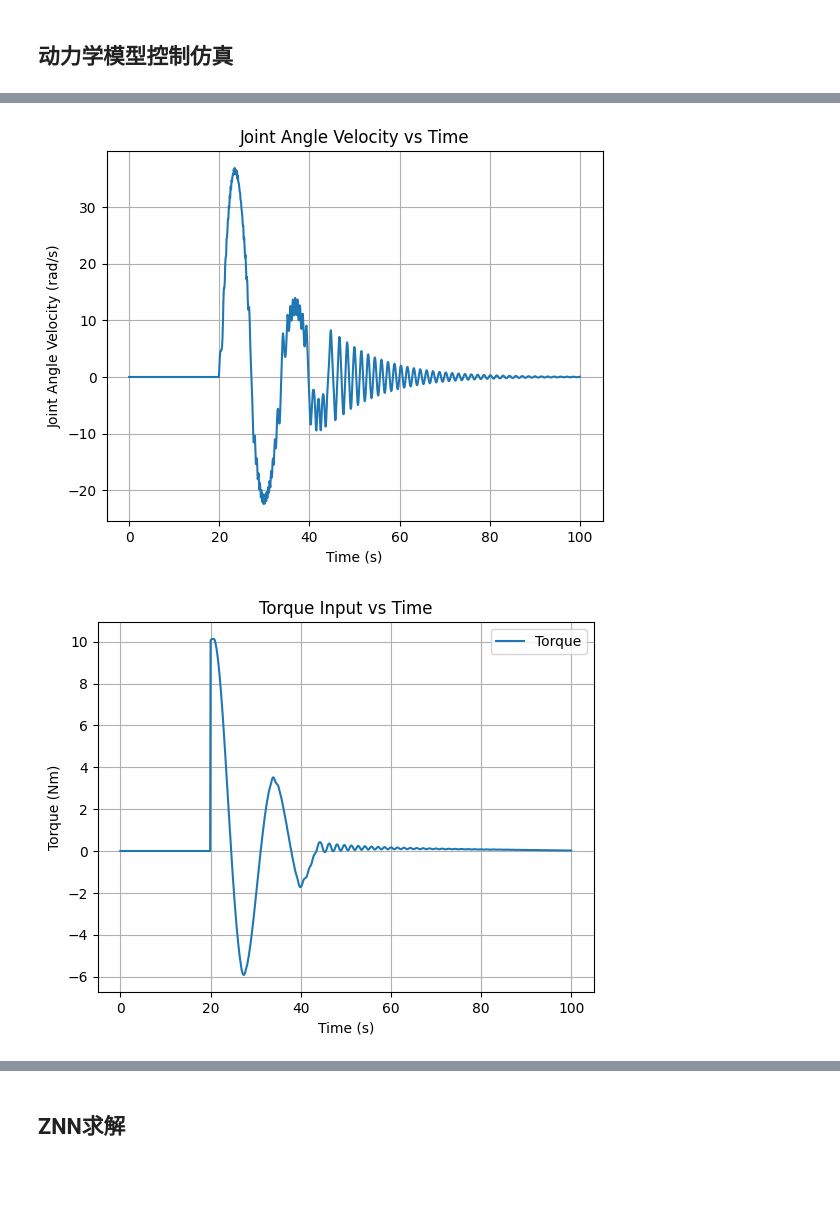
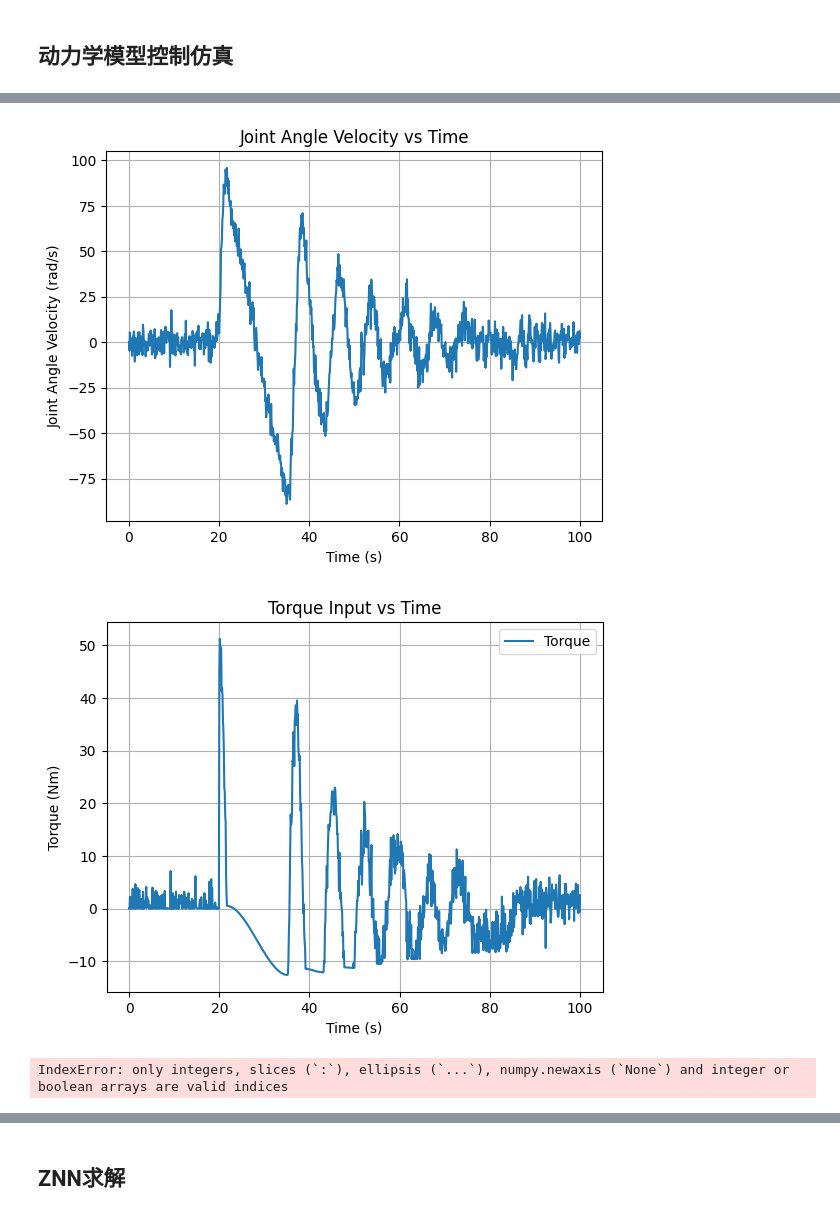
Before and after one commit to Ykiiii/Timing-signal-analysis, a Jupyter notebook: RNN.ipynb, the cells around one changed output, grey strips where cells are left out. Drawn from its saved outputs; the diff is of its cells as text; code cells hidden in the pictures; blank space fills up the shorter version.

```diff
--- a/RNN.ipynb
+++ b/RNN.ipynb
@@ -13,0 +29,8 @@ df.iloc[:,:-1]
+# %%
+# 负荷数据
+import pandas as pd
+filename = 'data\electricity.csv'
+df = pd.read_csv(filename)
+df.dropna(inplace=True)
+df.sort_index(inplace=True)
+print(df)
@@ -23,15 +79,19 @@ df['label'] = df['Close'].shift(-per_days)
 # %%
 # def stock_price_lstm_data_precesing(df,mem_his_days=5,per_days=10):
-# mem_his_days=5
-# per_days=10
+
+mem_his_days=5
+per_days=10
 # df.dropna(inplace=True)
 # df.sort_index(inplace=True)
 
-# df['label'] = df['Close'].shift(-per_days)
+# 股票数据
+df['label'] = df['Close'].shift(-per_days)
+# 负荷数据
+# df['label'] = df['OT'].shift(-per_days)
 
 from sklearn.preprocessing import StandardScaler
 scaler = StandardScaler()
-sca_X = scaler.fit_transform(df.iloc[:,:-1])
+sca_X = scaler.fit_transform(df.iloc[:,1:-1])
 # sca_X = np.array(df.iloc[:,:-1])
 # print(sca_X)
 
@@ -44,8 +104,6 @@ for i in sca_X:
     if len(deq)==mem_his_days:
         X.append(list(deq))
 
-
-
 X_lately = X[-per_days:]
 X = X[:-per_days]
 y = df['label'].values[mem_his_days-1:-per_days]
@@ -76,3 +132,6 @@ X[0]
+# %%
+from sklearn.model_selection import train_test_split
+X_train,X_test,y_train,y_test = train_test_split(X,y,test_size=0.1)
 # %% [markdown]
 # LSTM
 # %% [markdown]
@@ -561,7 +962,7 @@ class PIDController:
         error = reference_signal - model_response
         self.integral += error
         derivative = error - self.prev_error
-        control_signal = self.Kp * error + self.Ki * self.integral + self.Kd * derivative
+        control_signal = self.Kp * activation_function(error) + self.Ki * self.integral + self.Kd * derivative
         self.prev_error = error
         return control_signal
 
@@ -605,7 +1006,8 @@ class PlantModel:
             # 求解微分方程
             solver.set_f_params(torque)
             solver.integrate(t_next)
-            angles.append(solver.y)
+            y = solver.y + 5*np.random.randn()
+            angles.append(y)
 
         return np.array(angles), np.array(torque_values)
 
@@ -615,7 +1017,7 @@ initial_angular_velocity = 0.0
 plant = PlantModel(initial_angle, initial_angular_velocity)
 
 # 控制器初始化
-pid_controller = PIDController(Kp=0.1, Ki=5e-4, Kd=1e-4)
+pid_controller = PIDController(Kp=5e-1, Ki=5e-4, Kd=1e-4)
 
 # 假设当前角度和角速度
 current_angle = initial_angle
@@ -657,2 +1059,24 @@ plt.show()
-[figure, old version]
+[figure, new version]
-[figure, old version]
+[figure, new version]
+# %%
+import numpy as np
+import pandas as pd
+
+def target_function(step):
+    # 定义控制目标函数
+    filename = 'data\electricity_cleaned.txt'
+    data_frame = pd.read_csv(filename, header=None)
+    matrix = data_frame.values
+    target_signal = matrix[step,0]
+    return target_signal
+t_list = np.linspace(0, 100, 1000)  # 时间从0到100秒，共1000个时间步长
+ref_signals = [target_function(t) for t in t_list]
+# 绘制关节角度随时间的变化
+plt.plot(t_list, ref_signals, label='Target Signal')
+plt.xlabel('Time (s)')
+plt.ylabel('Joint Angle (rad)')
+plt.title('Joint Angle vs Time')
+plt.grid(True)
+plt.show()
+# %% [output]
+IndexError: only integers, slices (`:`), ellipsis (`...`), numpy.newaxis (`None`) and integer or boolean arrays are valid indices
```
Also changed, not shown: parts of 25 cells of this notebook, 2 other files.
